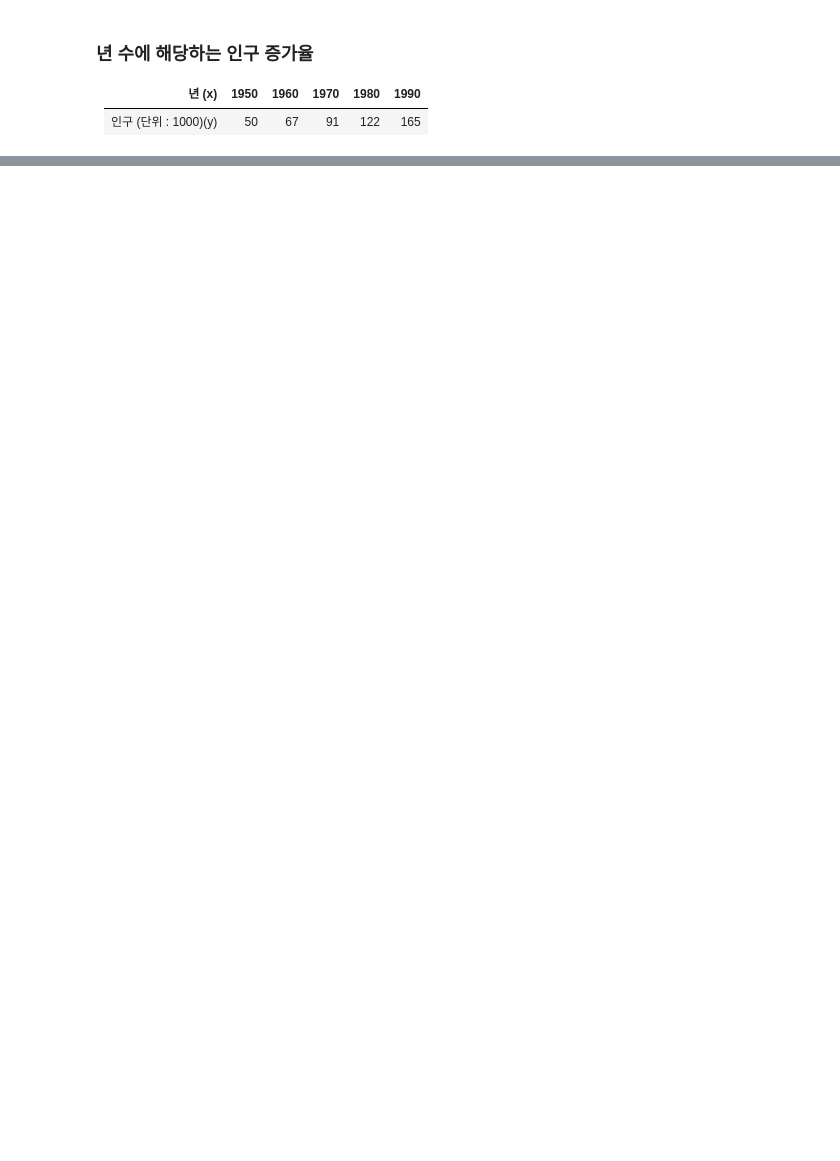
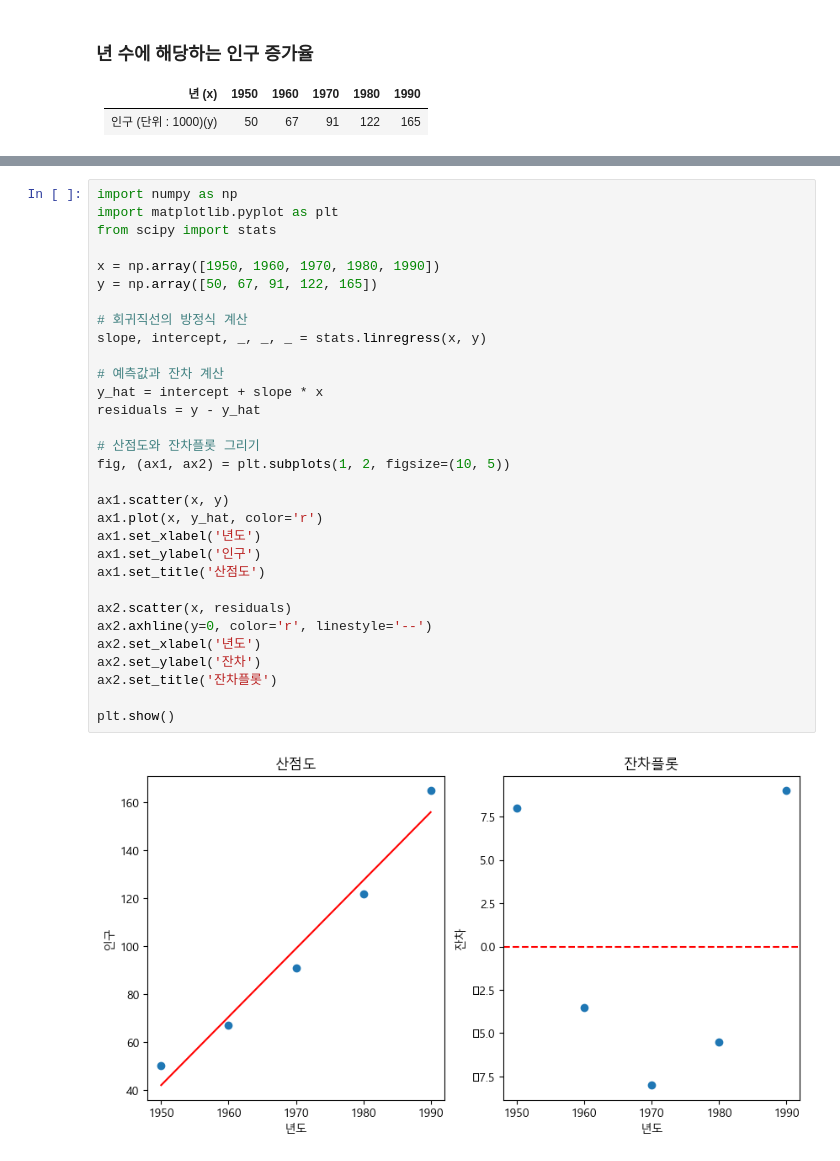
Before and after one commit to layla-focalors/r2python, a Jupyter notebook: chapter10/chapter10_04.ipynb, the cells around one changed output, grey strips where cells are left out. Cells and saved outputs as stored; diff of their text form; blank space fills up the shorter version.

```diff
--- a/chapter10/chapter10_04.ipynb
+++ b/chapter10/chapter10_04.ipynb
@@ -42 +44,34 @@ plt.show()
 [figure]
+# %%
+import numpy as np
+import matplotlib.pyplot as plt
+from scipy import stats
+
+x = np.array([1950, 1960, 1970, 1980, 1990])
+y = np.array([50, 67, 91, 122, 165])
+
+# 회귀직선의 방정식 계산
+slope, intercept, _, _, _ = stats.linregress(x, y)
+
+# 예측값과 잔차 계산
+y_hat = intercept + slope * x
+residuals = y - y_hat
+
+# 산점도와 잔차플롯 그리기
+fig, (ax1, ax2) = plt.subplots(1, 2, figsize=(10, 5))
+
+ax1.scatter(x, y)
+ax1.plot(x, y_hat, color='r')
+ax1.set_xlabel('년도')
+ax1.set_ylabel('인구')
+ax1.set_title('산점도')
+
+ax2.scatter(x, residuals)
+ax2.axhline(y=0, color='r', linestyle='--')
+ax2.set_xlabel('년도')
+ax2.set_ylabel('잔차')
+ax2.set_title('잔차플롯')
+
+plt.show()
+# %% [output]
+[figure, added]
```
Also changed, not shown: parts of 1 cell of this notebook, 48 other files.
